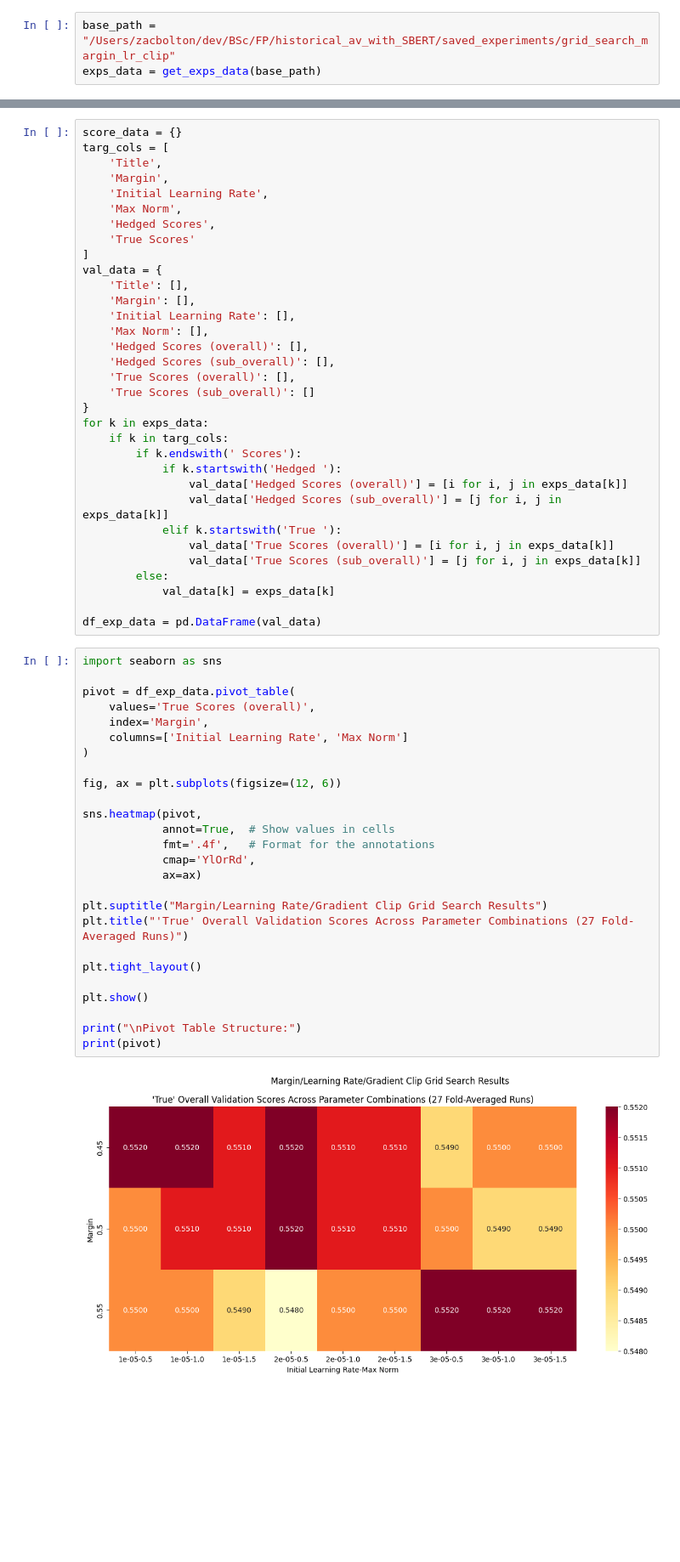
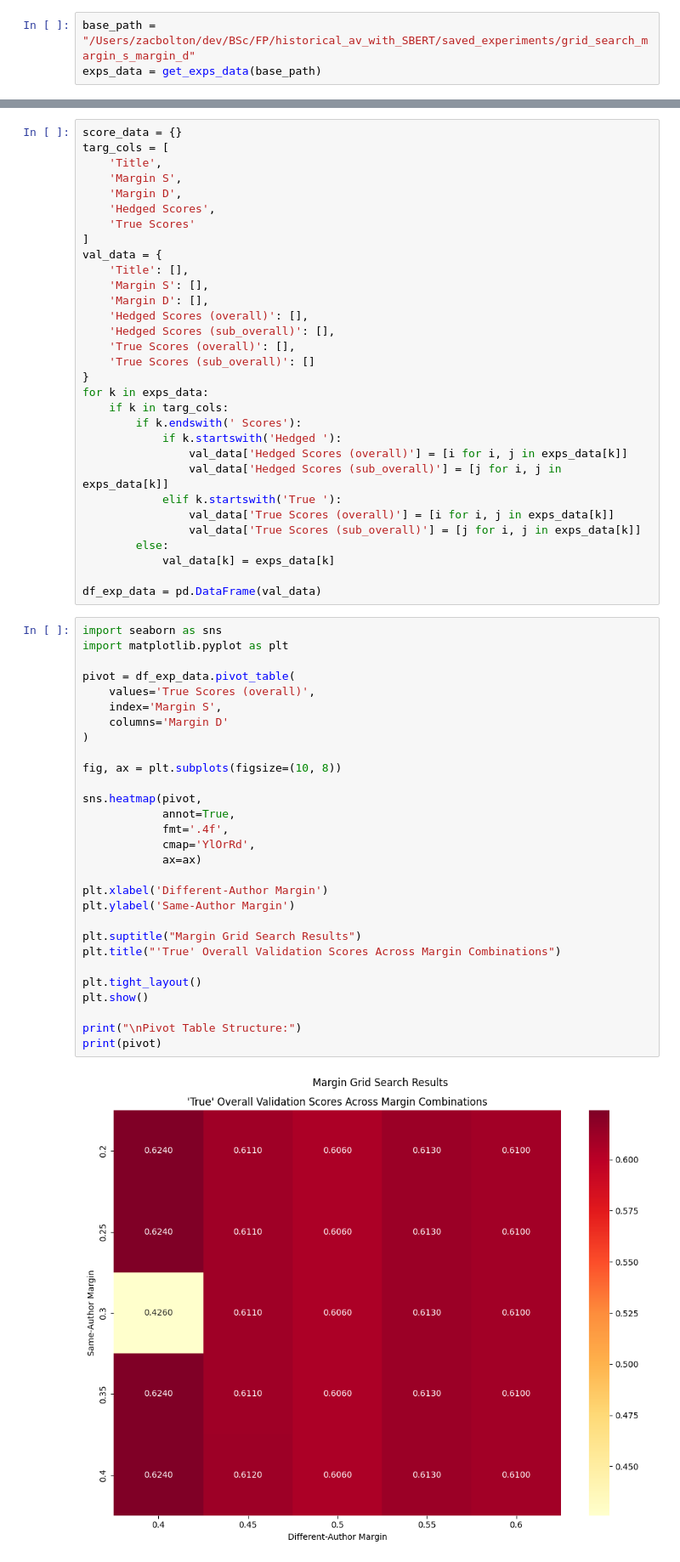
Before and after one commit to zacharyabolton/historical_av_with_SBERT, a Jupyter notebook: notebooks/losses_loader_visualizer.ipynb, the cells around one changed output, grey strips where cells are left out. Shown: that part at 85% size. Drawn from its saved outputs; the diff is of its cells as text; blank space fills up the shorter version.

```diff
--- a/notebooks/losses_loader_visualizer.ipynb
+++ b/notebooks/losses_loader_visualizer.ipynb
@@ -93,3 +87,3 @@ def get_exps_data(base_path):
 # %%
-base_path = "/Users/zacbolton/dev/BSc/FP/historical_av_with_SBERT/saved_experiments/grid_search_margin_lr_clip"
+base_path = "/Users/zacbolton/dev/BSc/FP/historical_av_with_SBERT/saved_experiments/grid_search_margin_s_margin_d"
 exps_data = get_exps_data(base_path)
@@ -97,17 +144,15 @@ exps_data = get_exps_data(base_path)
 score_data = {}
 targ_cols = [
     'Title',
-    'Margin',
-    'Initial Learning Rate',
-    'Max Norm',
+    'Margin S',
+    'Margin D',
     'Hedged Scores',
     'True Scores'
 ]
 val_data = {
     'Title': [],
-    'Margin': [],
-    'Initial Learning Rate': [],
-    'Max Norm': [],
+    'Margin S': [],
+    'Margin D': [],
     'Hedged Scores (overall)': [],
     'Hedged Scores (sub_overall)': [],
     'True Scores (overall)': [],
@@ -128,30 +173,33 @@ for k in exps_data:
 df_exp_data = pd.DataFrame(val_data)
 # %%
 import seaborn as sns
+import matplotlib.pyplot as plt
 
 pivot = df_exp_data.pivot_table(
     values='True Scores (overall)',
-    index='Margin',
-    columns=['Initial Learning Rate', 'Max Norm']
+    index='Margin S',
+    columns='Margin D'
 )
 
-fig, ax = plt.subplots(figsize=(12, 6))
+fig, ax = plt.subplots(figsize=(10, 8))
 
 sns.heatmap(pivot,
-            annot=True,  # Show values in cells
-            fmt='.4f',   # Format for the annotations
+            annot=True,
+            fmt='.4f',
             cmap='YlOrRd',
             ax=ax)
 
-plt.suptitle("Margin/Learning Rate/Gradient Clip Grid Search Results")
-plt.title("'True' Overall Validation Scores Across Parameter Combinations (27 Fold-Averaged Runs)")
+plt.xlabel('Different-Author Margin')
+plt.ylabel('Same-Author Margin')
+
+plt.suptitle("Margin Grid Search Results")
+plt.title("'True' Overall Validation Scores Across Margin Combinations")
 
 plt.tight_layout()
-
 plt.show()
 
 print("\nPivot Table Structure:")
 print(pivot)
 # %% [output]
-[figure, old version]
+[figure, new version]
 Pivot Table Structure:
```
Also changed, not shown: parts of 6 cells of this notebook.
